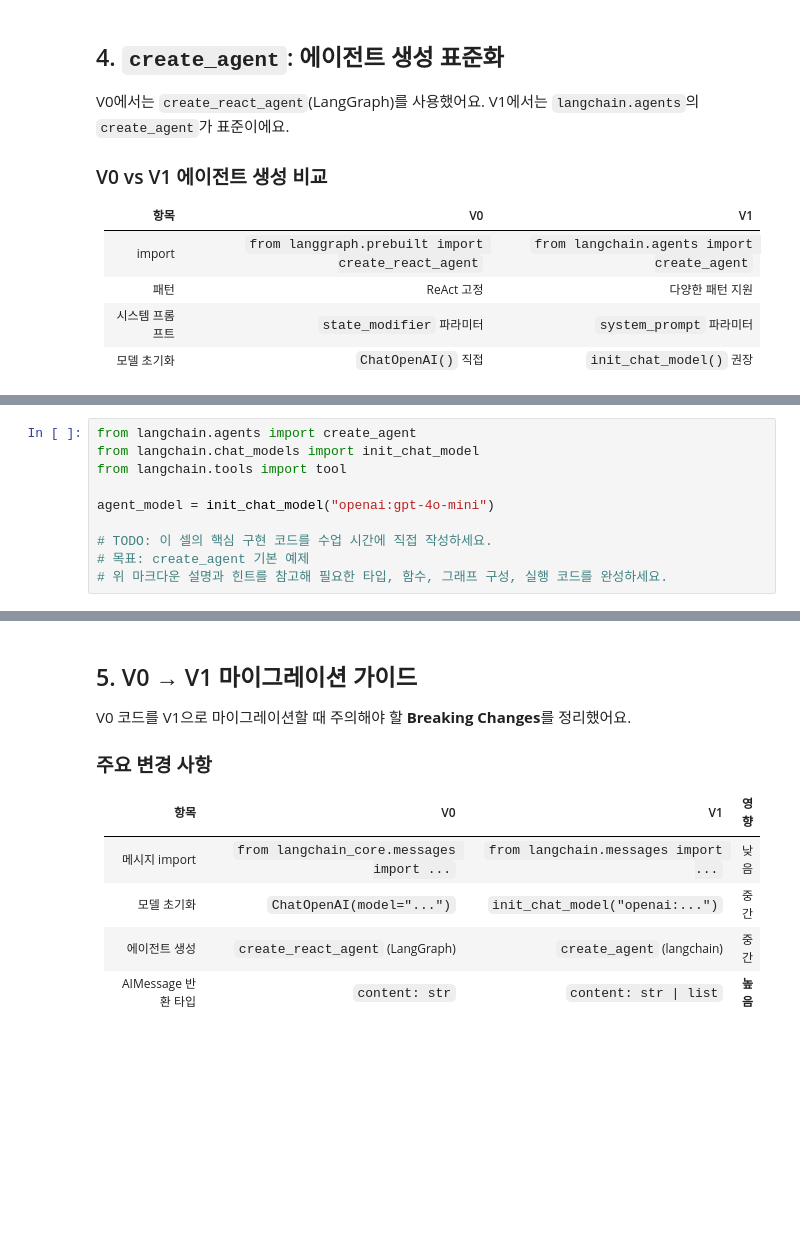
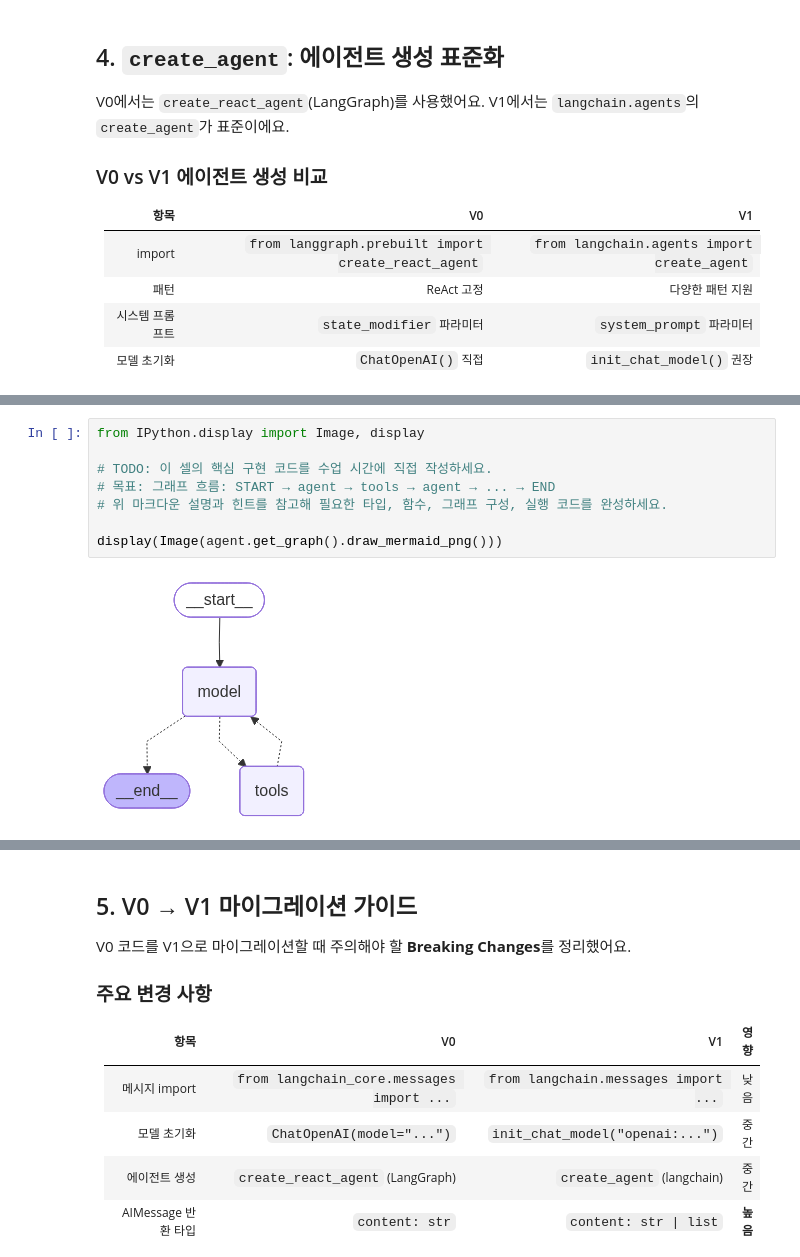
Before and after one commit to elixirevo/hk-langgraph-lecture, a Jupyter notebook: 01_LangGraph/01_Introduction/01-LangChain-V1-Overview.ipynb, the cells around one changed output, grey strips where cells are left out. Drawn from its saved outputs; the diff is of its cells as text; blank space fills up the shorter version.

```diff
--- a/01_LangGraph/01_Introduction/01-LangChain-V1-Overview.ipynb
+++ b/01_LangGraph/01_Introduction/01-LangChain-V1-Overview.ipynb
@@ -207,11 +294,11 @@ V0에서는 `create_react_agent`(LangGraph)를 사용했어요. V1에서는 `lan
 # %%
-from langchain.agents import create_agent
-from langchain.chat_models import init_chat_model
-from langchain.tools import tool
-
-agent_model = init_chat_model("openai:gpt-4o-mini")
+from IPython.display import Image, display
 
 # TODO: 이 셀의 핵심 구현 코드를 수업 시간에 직접 작성하세요.
-# 목표: create_agent 기본 예제
+# 목표: 그래프 흐름: START → agent → tools → agent → ... → END
 # 위 마크다운 설명과 힌트를 참고해 필요한 타입, 함수, 그래프 구성, 실행 코드를 완성하세요.
+
+display(Image(agent.get_graph().draw_mermaid_png()))
+# %% [output]
+[figure, added]
 # %%
```
Also changed, not shown: parts of 9 cells of this notebook, 6 other files.
